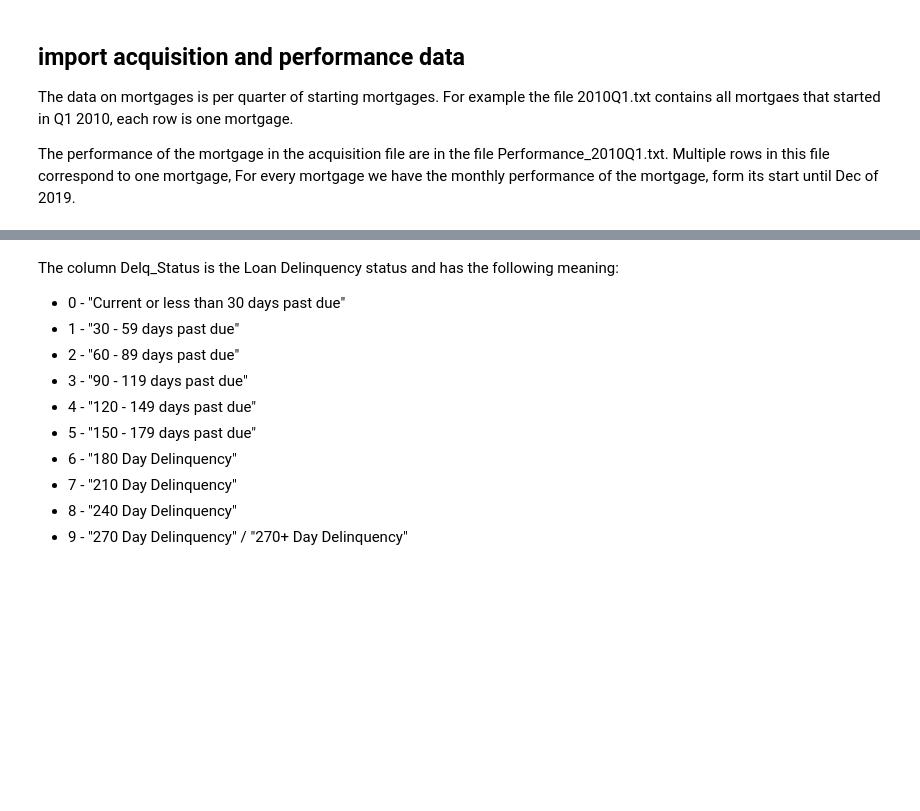
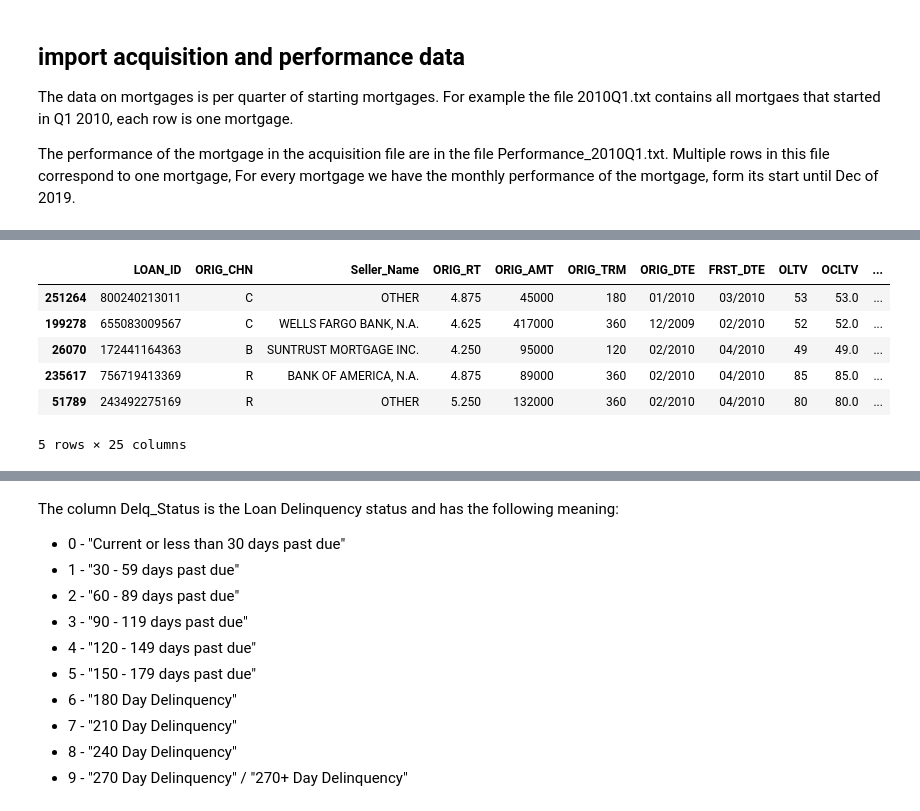
Before and after one commit to longhowlam/fanniemae_family_loans, a Jupyter notebook: fanniemae_analysis.ipynb, the cells around one changed output, grey strips where cells are left out. Cells and saved outputs as stored; diff of their text form; code cells hidden in the pictures; blank space fills up the shorter version.

```diff
--- a/fanniemae_analysis.ipynb
+++ b/fanniemae_analysis.ipynb
@@ -21,19 +22,19 @@ The performance of the mortgage in the acquisition file are in the file Performa
 %%time
 
 #### import Acquisition data
-Acquisitions_Variables = [
+acquisitions_Variables = [
     "LOAN_ID", "ORIG_CHN", "Seller_Name", "ORIG_RT", "ORIG_AMT", "ORIG_TRM", "ORIG_DTE",
-    "FRST_DTE", "OLTV", "OCLTV", "NUM_BO", "DTI", "CSCORE_B", "FTHB_FLG", "PURPOSE", "PROP_TYP",
+    "FRST_DTE", "OLTV", "OCLTV", "NUM_BO", "Debt_to_Income", "Borrower_Credit_Score", "FTHB_FLG", "PURPOSE", "PROPERTY_TYPE",
     "NUM_UNIT", "OCC_STAT", "STATE", "ZIP_3", "MI_PCT", "Product_Type", "CSCORE_C", "MI_TYPE", "RELOCATION_FLG"
 ]
 
-AQ2018Q1 = dt.fread(
+acquisition = dt.fread(
     "data/Acquisition_2010Q1.txt",
     sep = "|",
     header = None ,
-    columns = Acquisitions_Variables
+    columns = acquisitions_Variables
 )
 
-AQ2018Q1 = AQ2018Q1.to_pandas()
-AQ2018Q1.shape
+acquisition = acquisition.to_pandas()
+acquisition.shape
 # %% [output]
@@ -42 +43,12 @@ Wall time: 840 ms
 (323174, 25)
+# %%
+### five random five records
+acquisition.sample(5)
+# %% [output]
+|  | LOAN_ID | ORIG_CHN | Seller_Name | ORIG_RT | ORIG_AMT | ORIG_TRM | ORIG_DTE | FRST_DTE | OLTV | OCLTV | ... |
+| 251264 | 800240213011 | C | OTHER | 4.875 | 45000 | 180 | 01/2010 | 03/2010 | 53 | 53.0 | ... |
+| 199278 | 655083009567 | C | WELLS FARGO BANK, N.A. | 4.625 | 417000 | 360 | 12/2009 | 02/2010 | 52 | 52.0 | ... |
+| 26070 | 172441164363 | B | SUNTRUST MORTGAGE INC. | 4.250 | 95000 | 120 | 02/2010 | 04/2010 | 49 | 49.0 | ... |
+| 235617 | 756719413369 | R | BANK OF AMERICA, N.A. | 4.875 | 89000 | 360 | 02/2010 | 04/2010 | 85 | 85.0 | ... |
+| 51789 | 243492275169 | R | OTHER | 5.250 | 132000 | 360 | 02/2010 | 04/2010 | 80 | 80.0 | ... |
+5 rows × 25 columns
```
Also changed, not shown: parts of 13 cells of this notebook.
